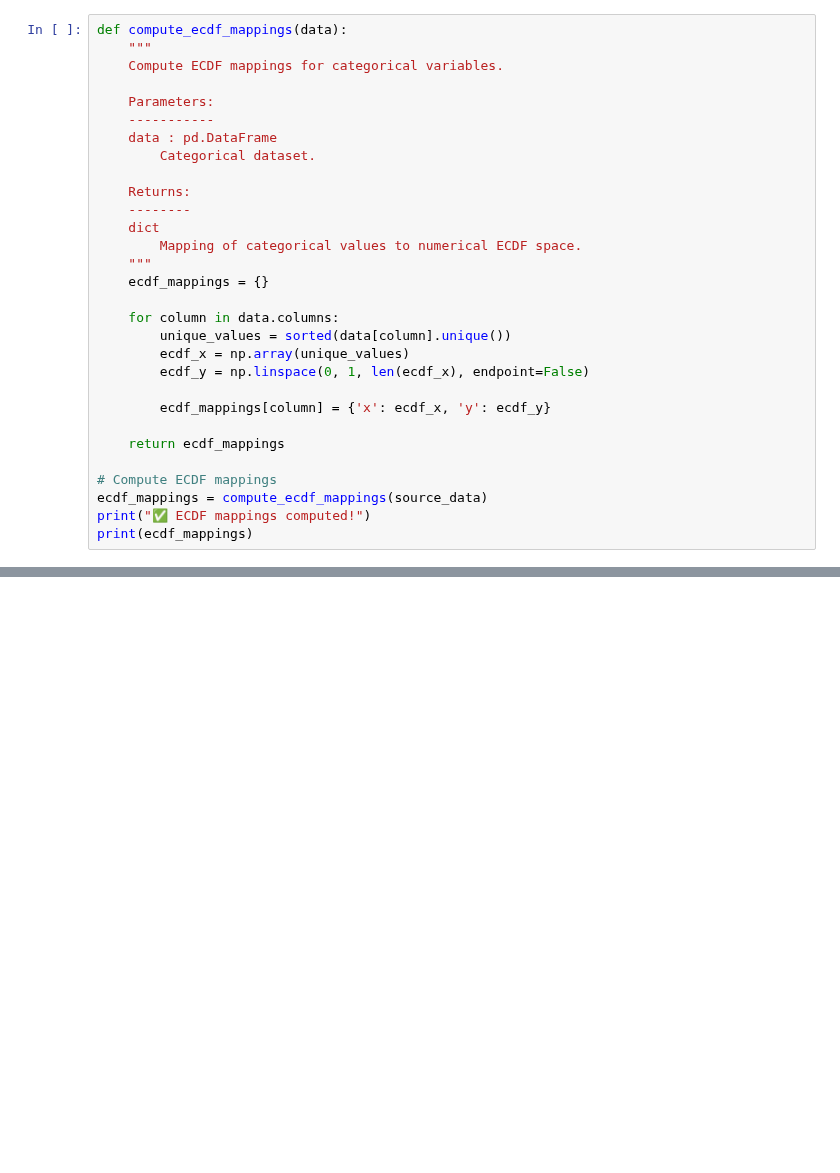
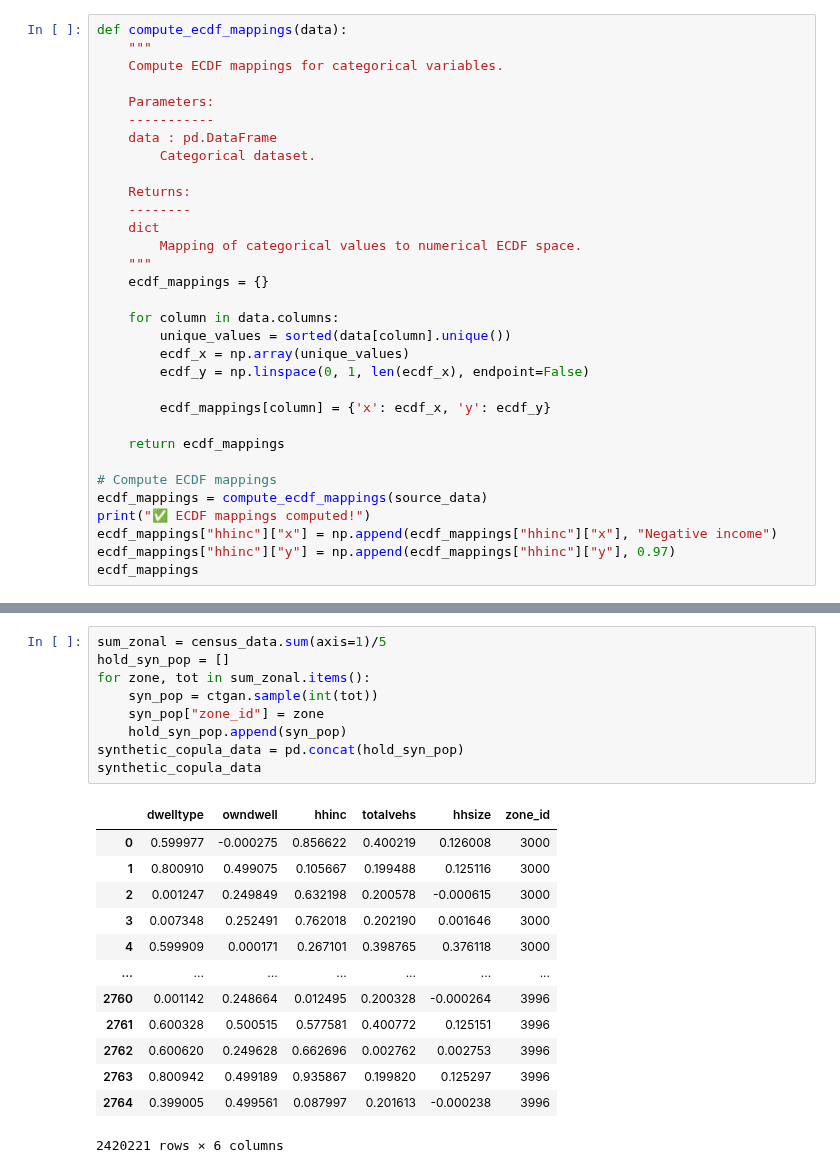
Before and after one commit to bobkatla/PopSyn_Monash, a Jupyter notebook: PopSynthesis/Methods/Copula/new_test.ipynb, the cells around one changed output, grey strips where cells are left out. Cells and saved outputs as stored; diff of their text form; blank space fills up the shorter version.

```diff
--- a/PopSynthesis/Methods/Copula/new_test.ipynb
+++ b/PopSynthesis/Methods/Copula/new_test.ipynb
@@ -51,6 +46,8 @@ def compute_ecdf_mappings(data):
 # Compute ECDF mappings
 ecdf_mappings = compute_ecdf_mappings(source_data)
 print("✅ ECDF mappings computed!")
-print(ecdf_mappings)
+ecdf_mappings["hhinc"]["x"] = np.append(ecdf_mappings["hhinc"]["x"], "Negative income")
+ecdf_mappings["hhinc"]["y"] = np.append(ecdf_mappings["hhinc"]["y"], 0.97)
+ecdf_mappings
 # %% [output]
 ✅ ECDF mappings computed!
@@ -141,0 +164,23 @@ print("✅ Target marginal distributions defined!")
+# %%
+sum_zonal = census_data.sum(axis=1)/5
+hold_syn_pop = []
+for zone, tot in sum_zonal.items():
+    syn_pop = ctgan.sample(int(tot))
+    syn_pop["zone_id"] = zone
+    hold_syn_pop.append(syn_pop)
+synthetic_copula_data = pd.concat(hold_syn_pop)
+synthetic_copula_data
+# %% [output]
+|  | dwelltype | owndwell | hhinc | totalvehs | hhsize | zone_id |
+| 0 | 0.599977 | -0.000275 | 0.856622 | 0.400219 | 0.126008 | 3000 |
+| 1 | 0.800910 | 0.499075 | 0.105667 | 0.199488 | 0.125116 | 3000 |
+| 2 | 0.001247 | 0.249849 | 0.632198 | 0.200578 | -0.000615 | 3000 |
+| 3 | 0.007348 | 0.252491 | 0.762018 | 0.202190 | 0.001646 | 3000 |
+| 4 | 0.599909 | 0.000171 | 0.267101 | 0.398765 | 0.376118 | 3000 |
+| ... | ... | ... | ... | ... | ... | ... |
+| 2760 | 0.001142 | 0.248664 | 0.012495 | 0.200328 | -0.000264 | 3996 |
+| 2761 | 0.600328 | 0.500515 | 0.577581 | 0.400772 | 0.125151 | 3996 |
+| 2762 | 0.600620 | 0.249628 | 0.662696 | 0.002762 | 0.002753 | 3996 |
+| 2763 | 0.800942 | 0.499189 | 0.935867 | 0.199820 | 0.125297 | 3996 |
+| 2764 | 0.399005 | 0.499561 | 0.087997 | 0.201613 | -0.000238 | 3996 |
+2420221 rows × 6 columns
```
Also changed, not shown: parts of 18 cells of this notebook.
